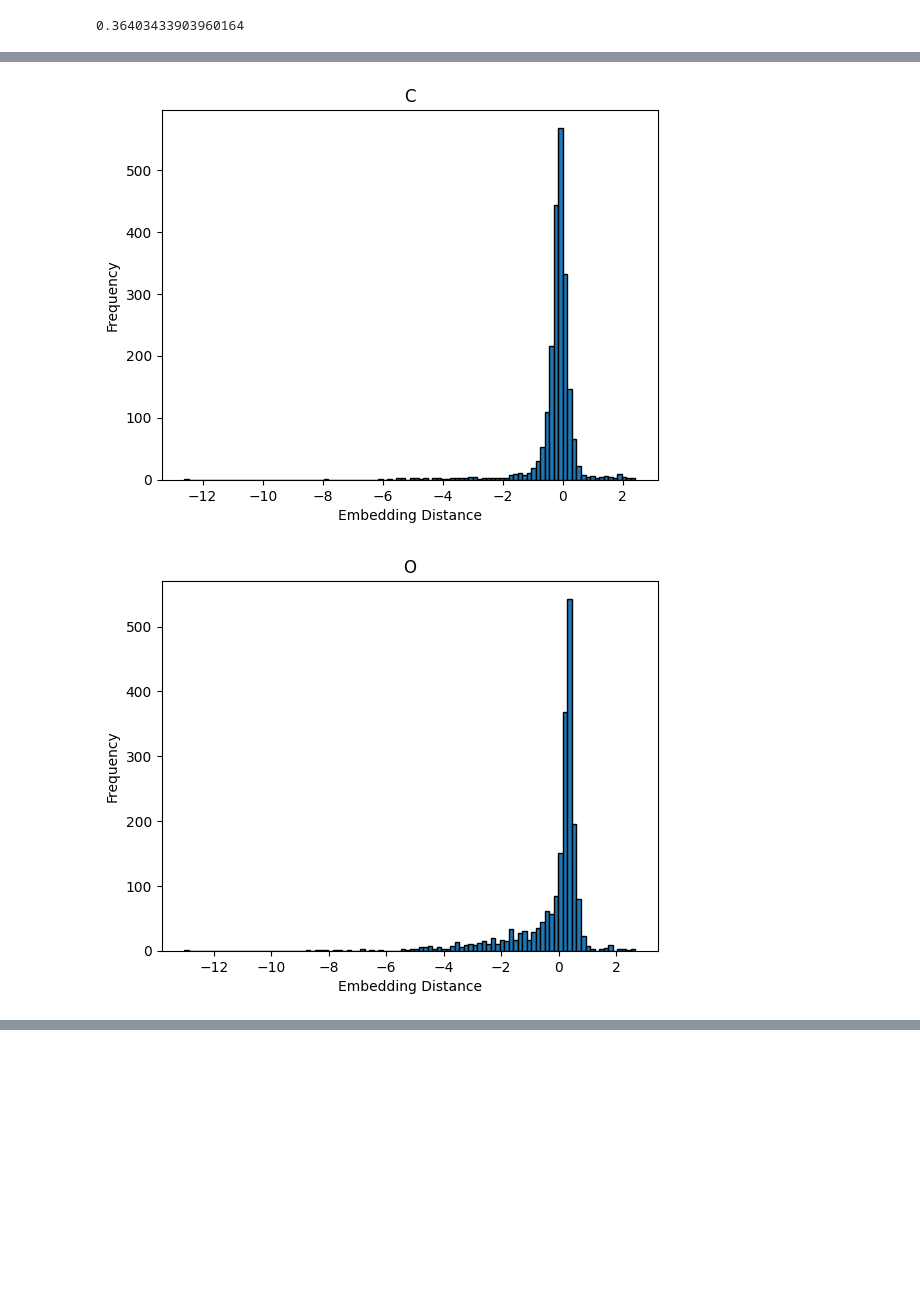
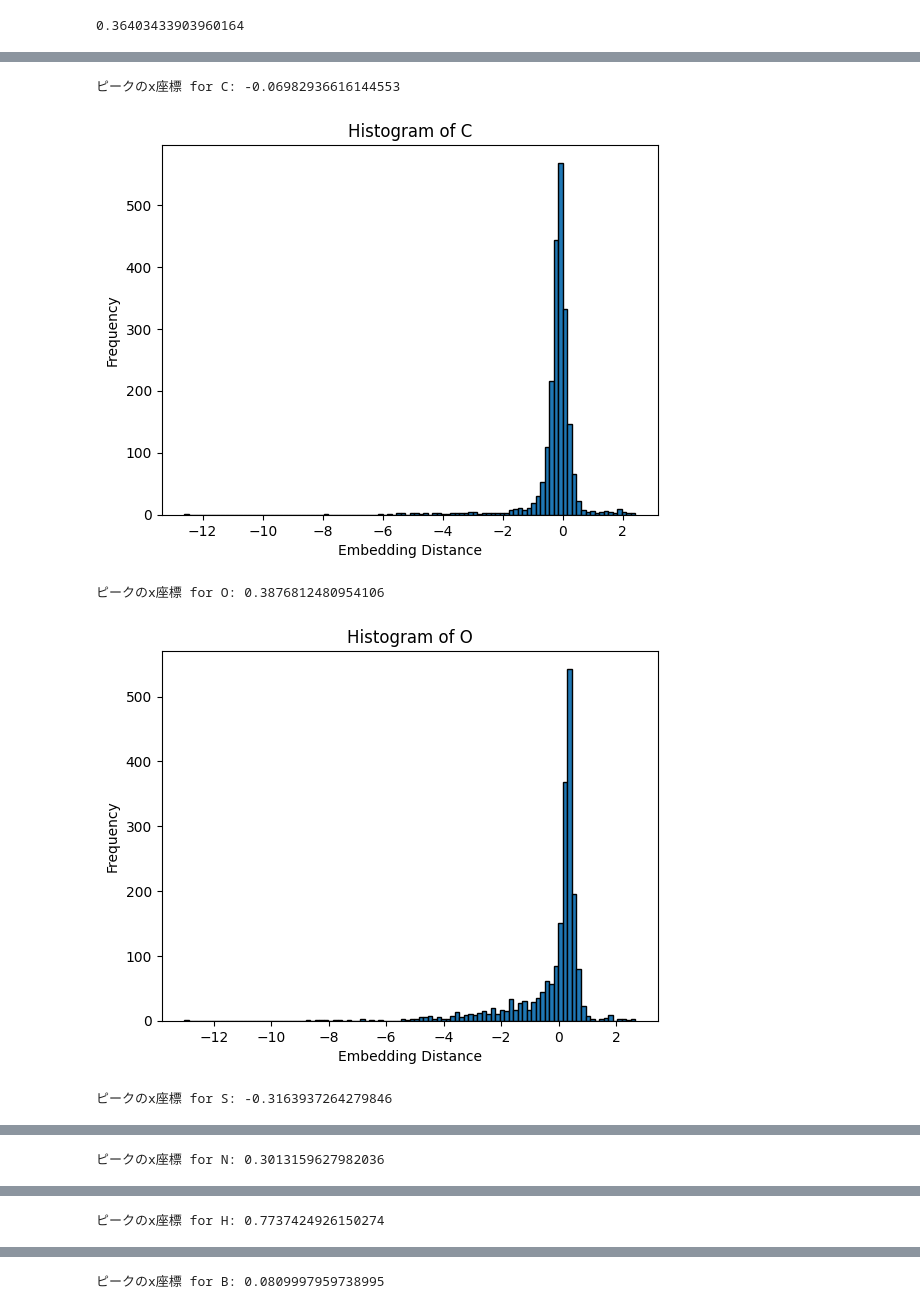
Before and after one commit to i-yuki23/research, a Jupyter notebook: src/analysis/define_threshold_of_labeling.ipynb, the cells around one changed output, grey strips where cells are left out. Drawn from its saved outputs; the diff is of its cells as text; code cells hidden in the pictures; blank space fills up the shorter version.

```diff
--- a/src/analysis/define_threshold_of_labeling.ipynb
+++ b/src/analysis/define_threshold_of_labeling.ipynb
@@ -34,9 +35,18 @@ print(pdb_names_for_each_element['O'][1748])
 # %%
+import numpy as np
+import matplotlib.pyplot as plt
+
 for element in closet_water_distance_to_ligand_for_each_element:
     plt.figure()  # 新しい図を作成
-    plt.hist(closet_water_distance_to_ligand_for_each_element[element], bins=100, range=(0, 6), edgecolor='black')
+    counts, bins, _ = plt.hist(closet_water_distance_to_ligand_for_each_element[element], bins=100, range=(0, 6), edgecolor='black')
     plt.xlabel('Distance')
     plt.ylabel('Frequency')
     plt.title(f'Histogram of {element}')
+
+    # ピークのx座標を求める
+    peak_index = np.argmax(counts)
+    peak_x = (bins[peak_index] + bins[peak_index + 1]) / 2
+    print(f'ピークのx座標 for {element}: {peak_x}')
+
     plt.show()
 # %% [output]
@@ -52,14 +66,26 @@ for element in closet_water_distance_to_ligand_for_each_element:
 # %%
+import numpy as np
+import matplotlib.pyplot as plt
+
 element_to_radius = {'C': 1.69984, 'N': 1.62500, 'O': 1.51369, 'S': 1.78180, 'H': 1.2, 'B' : 1.92, 'F' : 1.47, 'P' : 1.80, 'I' : 1.98}
 
 for element in closet_water_distance_to_ligand_for_each_element:
-    enbedding_dist = [(element_to_radius['O'] + element_to_radius[element]) - distance for distance in closet_water_distance_to_ligand_for_each_element[element]]
+    embedding_dist = [(element_to_radius['O'] + element_to_radius[element]) - distance for distance in closet_water_distance_to_ligand_for_each_element[element]]
     plt.figure()  # 新しい図を作成
-    plt.hist(enbedding_dist, bins=100, edgecolor='black')
+    counts, bins, _ = plt.hist(embedding_dist, bins=100, edgecolor='black')
     plt.xlabel('Embedding Distance')
     plt.ylabel('Frequency')
-    plt.title(f'{element}')
+    plt.title(f'Histogram of {element}')
+
+    # ピークのx座標を求める
+    peak_index = np.argmax(counts)
+    peak_x = (bins[peak_index] + bins[peak_index + 1]) / 2
+    print(f'ピークのx座標 for {element}: {peak_x}')
+
     plt.show()
 # %% [output]
+ピークのx座標 for C: -0.06982936616144553
-[figure, old version]
+[figure, new version]
+ピークのx座標 for O: 0.3876812480954106
-[figure, old version]
+[figure, new version]
+ピークのx座標 for S: -0.3163937264279846
@@ -66,0 +93 @@ for element in closet_water_distance_to_ligand_for_each_element:
+ピークのx座標 for N: 0.3013159627982036
@@ -67,0 +95 @@ for element in closet_water_distance_to_ligand_for_each_element:
+ピークのx座標 for H: 0.7737424926150274
@@ -68,0 +97 @@ for element in closet_water_distance_to_ligand_for_each_element:
+ピークのx座標 for B: 0.0809997959738995
```
Also changed, not shown: parts of 4 cells of this notebook, 15 other files.
